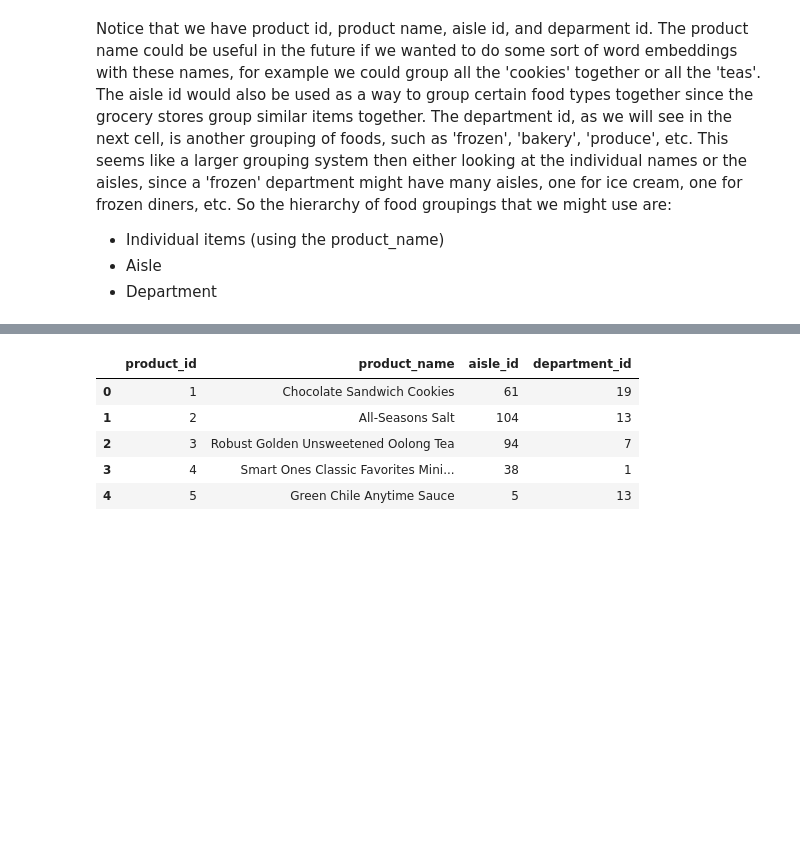
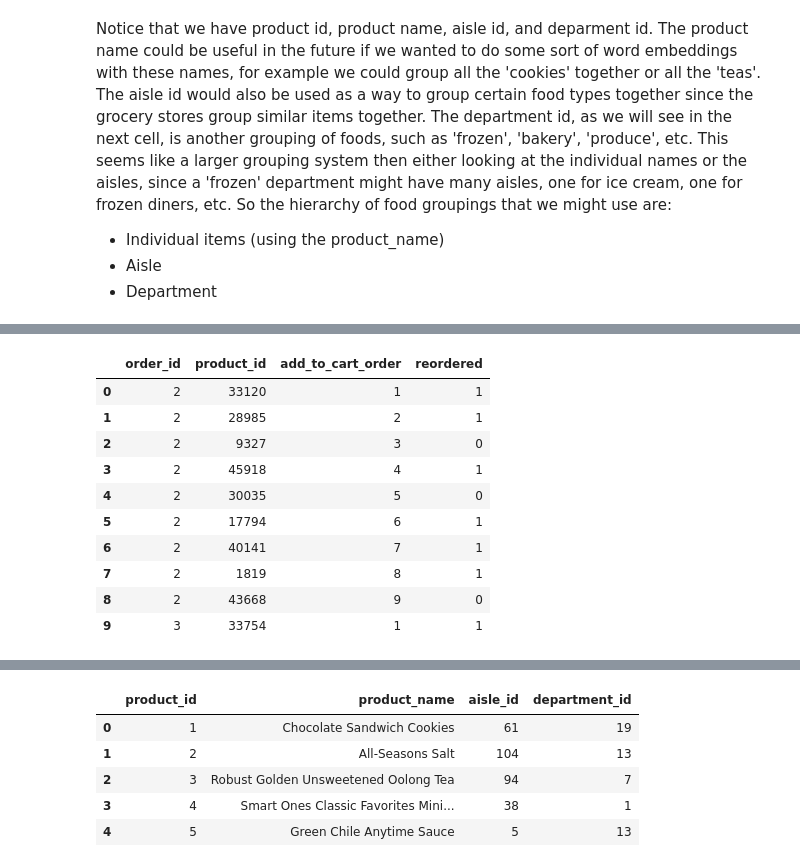
Before and after one commit to patrickspencer/instacart, a Jupyter notebook: notebooks/data_exploration.ipynb, the cells around one changed output, grey strips where cells are left out. Cells and saved outputs as stored; diff of their text form; code cells hidden in the pictures; blank space fills up the shorter version.

```diff
--- a/notebooks/data_exploration.ipynb
+++ b/notebooks/data_exploration.ipynb
@@ -20,0 +64,14 @@ Notice that we have product id, product name, aisle id, and deparment id. The pr
+# %%
+orders_prior.join(orders)
+# %% [output]
+|  | order_id | product_id | add_to_cart_order | reordered |
+| 0 | 2 | 33120 | 1 | 1 |
+| 1 | 2 | 28985 | 2 | 1 |
+| 2 | 2 | 9327 | 3 | 0 |
+| 3 | 2 | 45918 | 4 | 1 |
+| 4 | 2 | 30035 | 5 | 0 |
+| 5 | 2 | 17794 | 6 | 1 |
+| 6 | 2 | 40141 | 7 | 1 |
+| 7 | 2 | 1819 | 8 | 1 |
+| 8 | 2 | 43668 | 9 | 0 |
+| 9 | 3 | 33754 | 1 | 1 |
```
Also changed, not shown: parts of 26 cells of this notebook, 9 other files.
